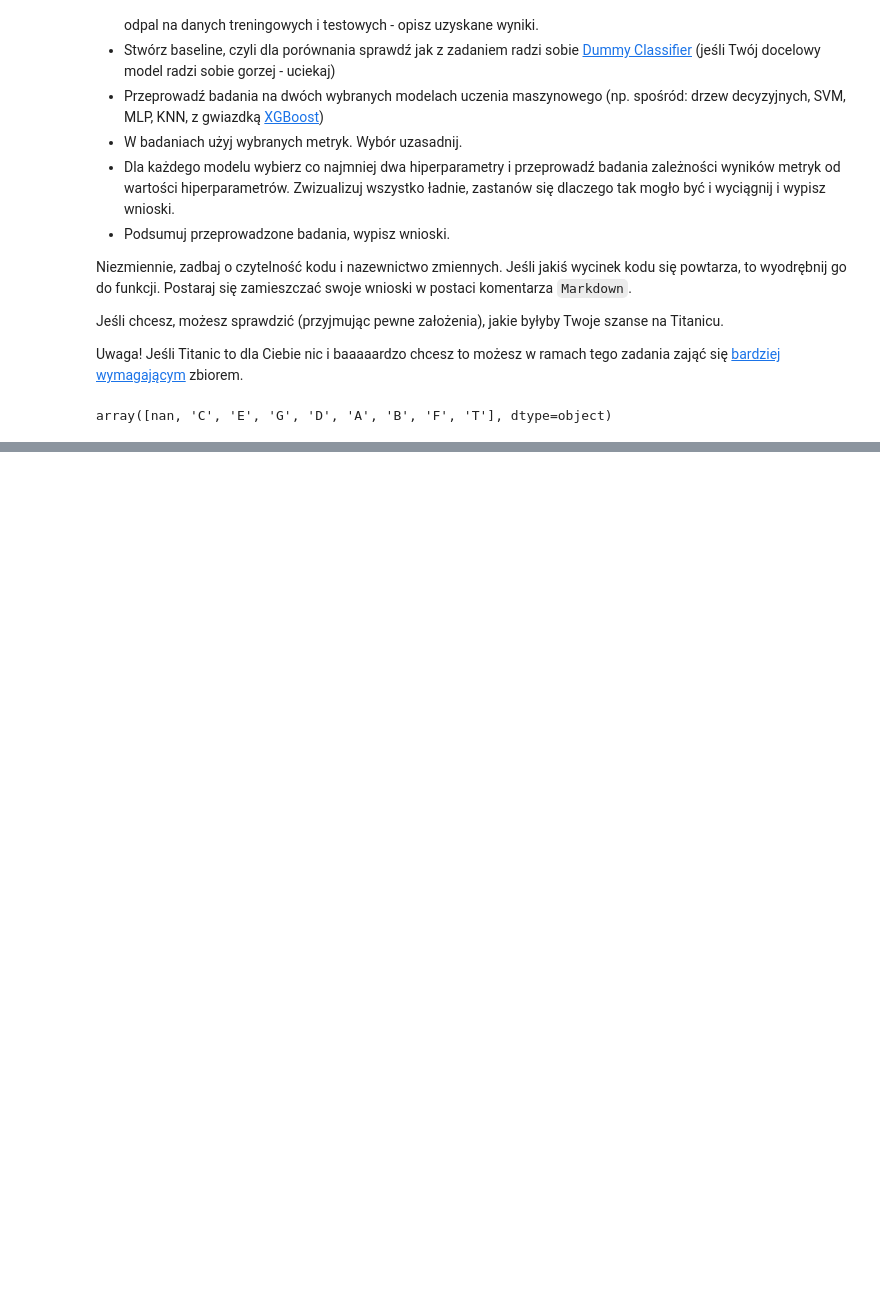
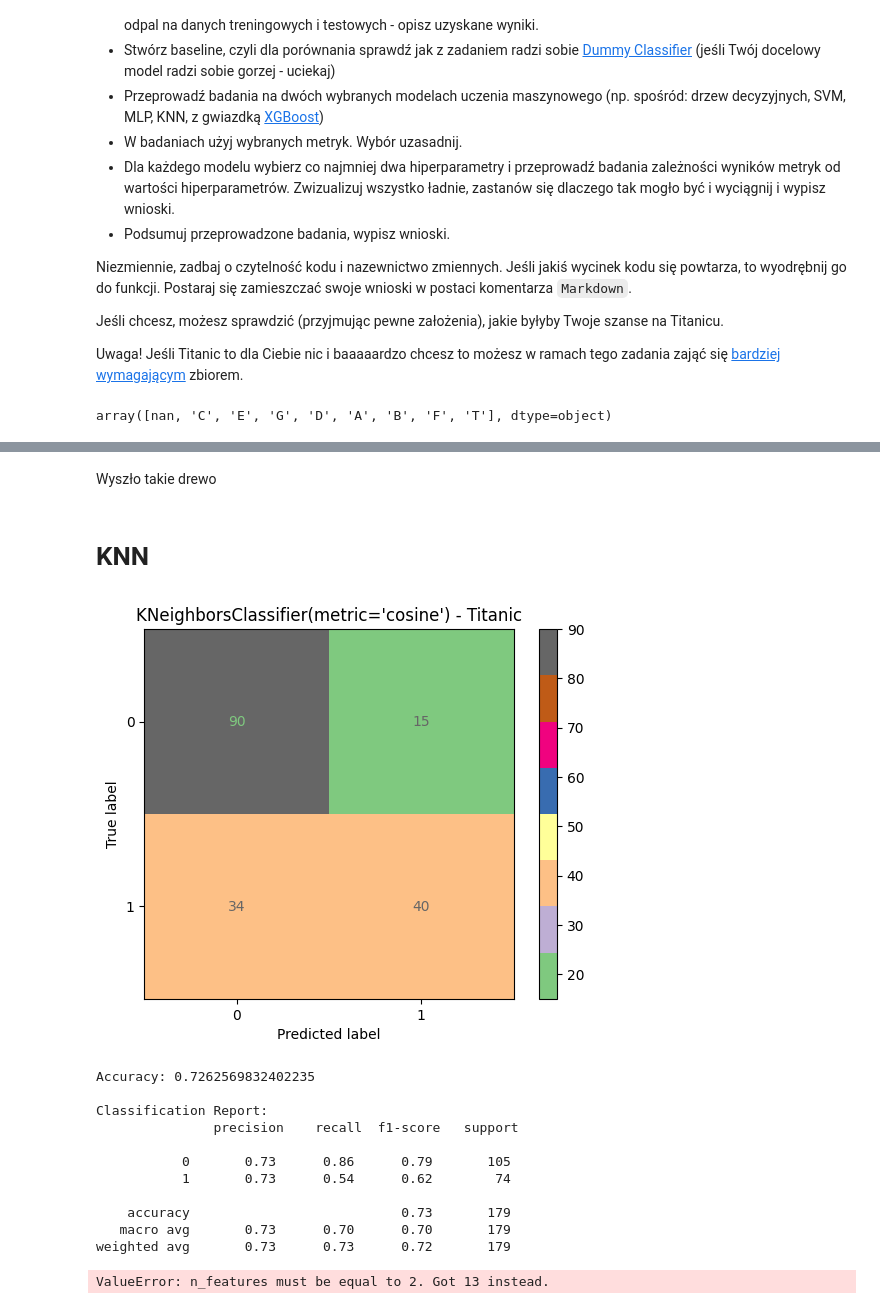
Before and after one commit to Solvro/ml-wakacyjne-wyzwanie-2025, a Jupyter notebook: 2_ml/ML_zadanie.ipynb, the cells around one changed output, grey strips where cells are left out. Drawn from its saved outputs; the diff is of its cells as text; code cells hidden in the pictures; blank space fills up the shorter version.

```diff
--- a/2_ml/ML_zadanie.ipynb
+++ b/2_ml/ML_zadanie.ipynb
@@ -50,0 +231,29 @@ array([nan, 'C', 'E', 'G', 'D', 'A', 'B', 'F', 'T'], dtype=object)
+# %% [markdown]
+Wyszło takie drewo
+# %% [markdown]
+# KNN
+# %%
+knn = KNeighborsClassifier(n_neighbors=5, metric='cosine')
+test_model(knn)
+
+DecisionBoundaryDisplay.from_estimator(knn, X_test, response_method="predict", alpha=0.3)
+plt.scatter(X_test[:, 0], X_test[:, 1], c=y_test, cmap='coolwarm', edgecolor='k')
+plt.title("KNN z cosine similarity (k=5)")
+plt.xlabel("Cecha 1")
+plt.ylabel("Cecha 2")
+plt.grid(True)
+plt.show()
+# %% [output]
+[figure, added]
+Accuracy: 0.7262569832402235
+
+Classification Report:
+               precision    recall  f1-score   support
+
+           0       0.73      0.86      0.79       105
+           1       0.73      0.54      0.62        74
+
+    accuracy                           0.73       179
+   macro avg       0.73      0.70      0.70       179
+weighted avg       0.73      0.73      0.72       179
+ValueError: n_features must be equal to 2. Got 13 instead.
```
Also changed, not shown: parts of 25 cells of this notebook.
